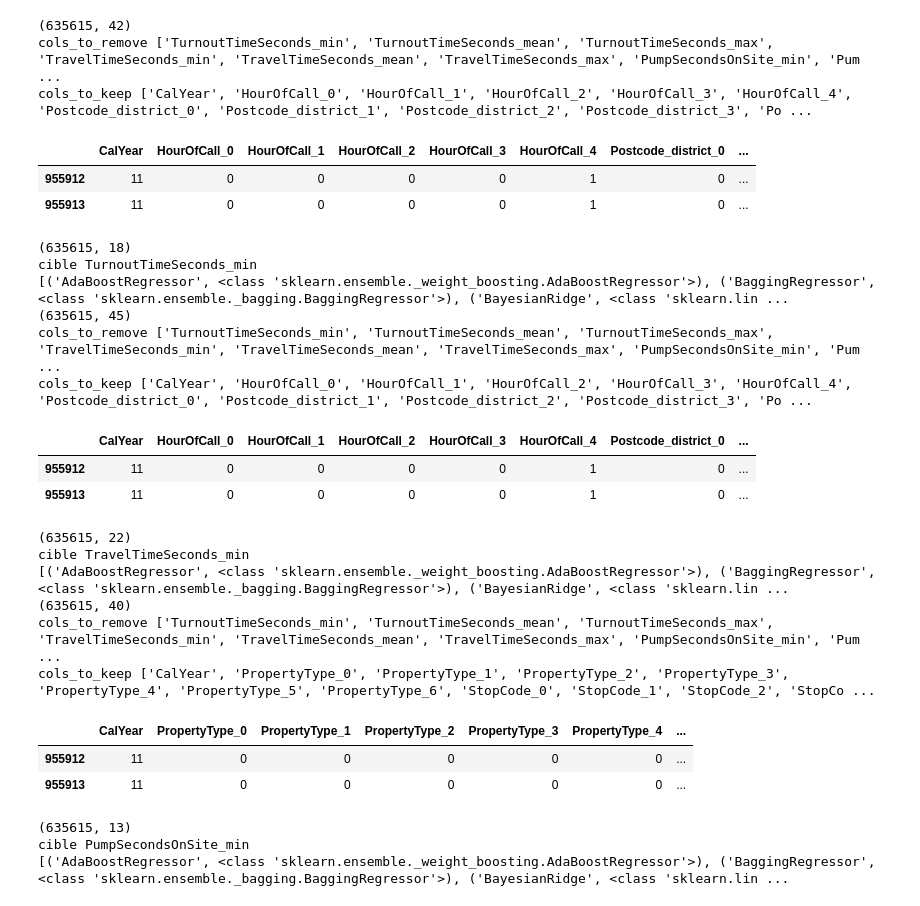
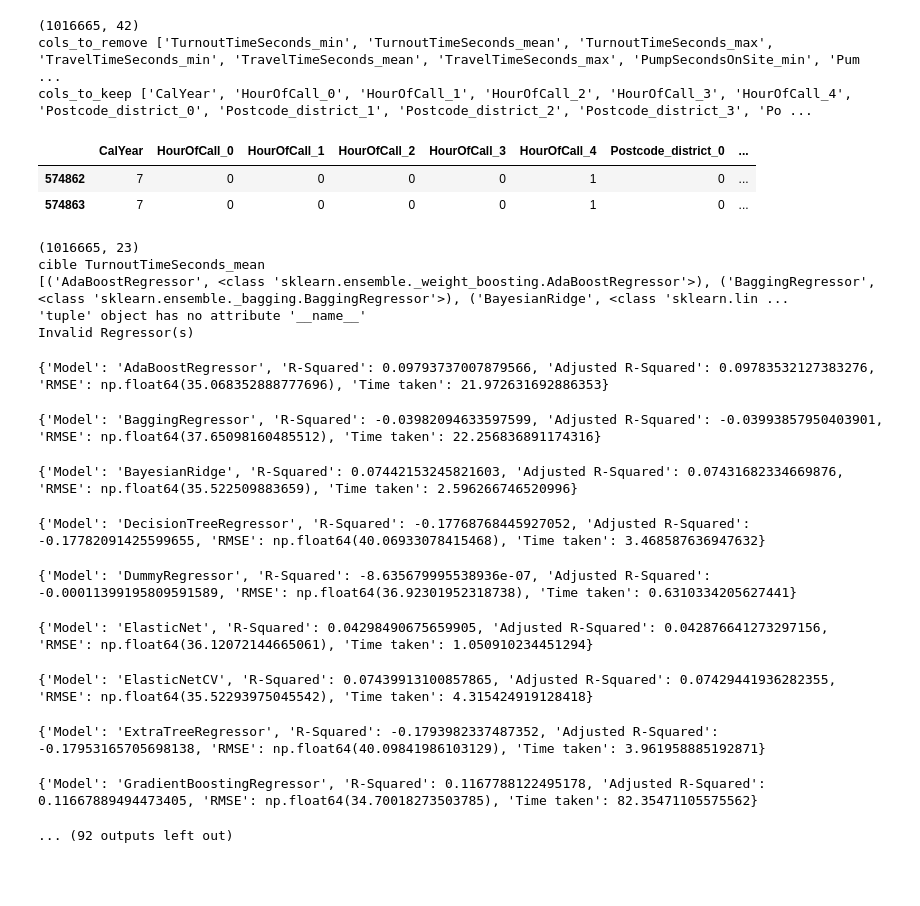
Before and after one commit to ymag-creator/datascientist-project, a Jupyter notebook: notebooks/ML Regression.ipynb, the cells around one changed output. Drawn from its saved outputs; the diff is of its cells as text; code cells hidden in the pictures; blank space fills up the shorter version.

```diff
--- a/notebooks/ML Regression.ipynb
+++ b/notebooks/ML Regression.ipynb
@@ -26,6 +26,11 @@ cols_cible = [
     ["PumpSecondsOnSite_min", "PumpSecondsOnSite_mean", "PumpSecondsOnSite_max"]
     # NumPumpsAttending??
 ]
+cols_cible_filter = [
+    "TurnoutTimeSeconds_mean",
+    "TravelTimeSeconds_mean",
+    "PumpSecondsOnSite_mean",
+]
 
 def load_df(col_cible_type):
     df = pd.read_csv(f"../data/_df_ready_{col_cible_type}.csv", sep=";", low_memory=False)
@@ -81,6 +86,8 @@ REGRESSORS = [
     if (issubclass(est[1], RegressorMixin) and (not (est[0] in ignore_regressors)))
 ]
 
+all_results = pd.DataFrame()
+
 for index, name in enumerate(cols_cible_type):
     df = load_df(name)
     # X = df.drop(["PumpSecondsOnSite_min", "PumpSecondsOnSite_mean", "PumpSecondsOnSite_max", "TurnoutTimeSeconds_min", "TurnoutTimeSeconds_mean",
@@ -118,7 +125,7 @@ for index, name in enumerate(cols_cible_type):
     # draw_correlation_circle(df_charges_factorielles, pca)
 
     # Auto ML
-    df_limited = df[df.CalYear > 10]
+    df_limited = df[df.CalYear > 6]
     print(df_limited.shape)
     # Crée X sans les target
     cols_to_remove = [item for sublist in cols_cible for item in sublist] + [
@@ -138,54 +145,56 @@ for index, name in enumerate(cols_cible_type):
     X = X[cols_to_keep]
 
     display(X.head(2))
     print(X.shape)
 
     for col_cible in cols_cible[index]:
+        if not(col_cible in cols_cible_filter):
+            continue
         print("cible", col_cible)
         y = df_limited[col_cible]
         X_train, X_test, y_train, y_test = train_test_split(X, y, test_size=0.2)
         myREGRESSORS = REGRESSORS
         print(myREGRESSORS)
         # myREGRESSORS = myREGRESSORS[4:6]
         reg = LazyRegressor(
             verbose=2,
             ignore_warnings=False,
             custom_metric=None,
             regressors=myREGRESSORS,
         )
         models, predictions = reg.fit(X_train, X_test, y_train, y_test)
+        # Ajoute le nom de la colonne
+        models["Target"] = col_cible
+        # Concaténe dans les résultats
+        all_results = pd.concat([all_results, models], axis=0)
         display(models)
         models.to_csv(f"../data/_autoML_regressor_{col_cible}.csv", sep=";", index=True)
         # break
     # break
 
+all_results.to_csv(f"../data/_autoML_regressor.csv", sep=";", index=True)
+
 # tester automl avant et après PCA et aussi gridsearch pour comparer
 # save du PCA
 # %% [output]
-(635615, 42)
+(1016665, 42)
 cols_to_remove ['TurnoutTimeSeconds_min', 'TurnoutTimeSeconds_mean', 'TurnoutTimeSeconds_max', 'TravelTimeSeconds_min', 'TravelTimeSeconds_mean', 'TravelTimeSeconds_max', 'PumpSecondsOnSite_min', 'Pum ...
 cols_to_keep ['CalYear', 'HourOfCall_0', 'HourOfCall_1', 'HourOfCall_2', 'HourOfCall_3', 'HourOfCall_4', 'Postcode_district_0', 'Postcode_district_1', 'Postcode_district_2', 'Postcode_district_3', 'Po ...
 |  | CalYear | HourOfCall_0 | HourOfCall_1 | HourOfCall_2 | HourOfCall_3 | HourOfCall_4 | Postcode_district_0 | ... |
-| 955912 | 11 | 0 | 0 | 0 | 0 | 1 | 0 | ... |
-| 955913 | 11 | 0 | 0 | 0 | 0 | 1 | 0 | ... |
+| 574862 | 7 | 0 | 0 | 0 | 0 | 1 | 0 | ... |
+| 574863 | 7 | 0 | 0 | 0 | 0 | 1 | 0 | ... |
-(635615, 18)
-cible TurnoutTimeSeconds_min
+(1016665, 23)
+cible TurnoutTimeSeconds_mean
 [('AdaBoostRegressor', <class 'sklearn.ensemble._weight_boosting.AdaBoostRegressor'>), ('BaggingRegressor', <class 'sklearn.ensemble._bagging.BaggingRegressor'>), ('BayesianRidge', <class 'sklearn.lin ...
-(635615, 45)
-cols_to_remove ['TurnoutTimeSeconds_min', 'TurnoutTimeSeconds_mean', 'TurnoutTimeSeconds_max', 'TravelTimeSeconds_min', 'TravelTimeSeconds_mean', 'TravelTimeSeconds_max', 'PumpSecondsOnSite_min', 'Pum ...
-cols_to_keep ['CalYear', 'HourOfCall_0', 'HourOfCall_1', 'HourOfCall_2', 'HourOfCall_3', 'HourOfCall_4', 'Postcode_district_0', 'Postcode_district_1', 'Postcode_district_2', 'Postcode_district_3', 'Po ...
+'tuple' object has no attribute '__name__'
+Invalid Regressor(s)
-|  | CalYear | HourOfCall_0 | HourOfCall_1 | HourOfCall_2 | HourOfCall_3 | HourOfCall_4 | Postcode_district_0 | ... |
-| 955912 | 11 | 0 | 0 | 0 | 0 | 1 | 0 | ... |
-| 955913 | 11 | 0 | 0 | 0 | 0 | 1 | 0 | ... |
-(635615, 22)
-cible TravelTimeSeconds_min
-[('AdaBoostRegressor', <class 'sklearn.ensemble._weight_boosting.AdaBoostRegressor'>), ('BaggingRegressor', <class 'sklearn.ensemble._bagging.BaggingRegressor'>), ('BayesianRidge', <class 'sklearn.lin ...
-(635615, 40)
-cols_to_remove ['TurnoutTimeSeconds_min', 'TurnoutTimeSeconds_mean', 'TurnoutTimeSeconds_max', 'TravelTimeSeconds_min', 'TravelTimeSeconds_mean', 'TravelTimeSeconds_max', 'PumpSecondsOnSite_min', 'Pum ...
-cols_to_keep ['CalYear', 'PropertyType_0', 'PropertyType_1', 'PropertyType_2', 'PropertyType_3', 'PropertyType_4', 'PropertyType_5', 'PropertyType_6', 'StopCode_0', 'StopCode_1', 'StopCode_2', 'StopCo ...
+{'Model': 'AdaBoostRegressor', 'R-Squared': 0.09793737007879566, 'Adjusted R-Squared': 0.09783532127383276, 'RMSE': np.float64(35.068352888777696), 'Time taken': 21.972631692886353}
-|  | CalYear | PropertyType_0 | PropertyType_1 | PropertyType_2 | PropertyType_3 | PropertyType_4 | ... |
-| 955912 | 11 | 0 | 0 | 0 | 0 | 0 | ... |
-| 955913 | 11 | 0 | 0 | 0 | 0 | 0 | ... |
-(635615, 13)
-cible PumpSecondsOnSite_min
-[('AdaBoostRegressor', <class 'sklearn.ensemble._weight_boosting.AdaBoostRegressor'>), ('BaggingRegressor', <class 'sklearn.ensemble._bagging.BaggingRegressor'>), ('BayesianRidge', <class 'sklearn.lin ...
+{'Model': 'BaggingRegressor', 'R-Squared': -0.03982094633597599, 'Adjusted R-Squared': -0.03993857950403901, 'RMSE': np.float64(37.65098160485512), 'Time taken': 22.256836891174316}
+{'Model': 'BayesianRidge', 'R-Squared': 0.07442153245821603, 'Adjusted R-Squared': 0.07431682334669876, 'RMSE': np.float64(35.522509883659), 'Time taken': 2.596266746520996}
+{'Model': 'DecisionTreeRegressor', 'R-Squared': -0.17768768445927052, 'Adjusted R-Squared': -0.17782091425599655, 'RMSE': np.float64(40.06933078415468), 'Time taken': 3.468587636947632}
+{'Model': 'DummyRegressor', 'R-Squared': -8.635679995538936e-07, 'Adjusted R-Squared': -0.00011399195809591589, 'RMSE': np.float64(36.92301952318738), 'Time taken': 0.6310334205627441}
+{'Model': 'ElasticNet', 'R-Squared': 0.04298490675659905, 'Adjusted R-Squared': 0.042876641273297156, 'RMSE': np.float64(36.12072144665061), 'Time taken': 1.050910234451294}
+{'Model': 'ElasticNetCV', 'R-Squared': 0.07439913100857865, 'Adjusted R-Squared': 0.07429441936282355, 'RMSE': np.float64(35.52293975045542), 'Time taken': 4.315424919128418}
+{'Model': 'ExtraTreeRegressor', 'R-Squared': -0.1793982337487352, 'Adjusted R-Squared': -0.17953165705698138, 'RMSE': np.float64(40.09841986103129), 'Time taken': 3.961958885192871}
+{'Model': 'GradientBoostingRegressor', 'R-Squared': 0.1167788122495178, 'Adjusted R-Squared': 0.11667889494473405, 'RMSE': np.float64(34.70018273503785), 'Time taken': 82.35471105575562}
+... (92 outputs left out)
```
Also changed, not shown: parts of 1 cell of this notebook, 2 other files.
